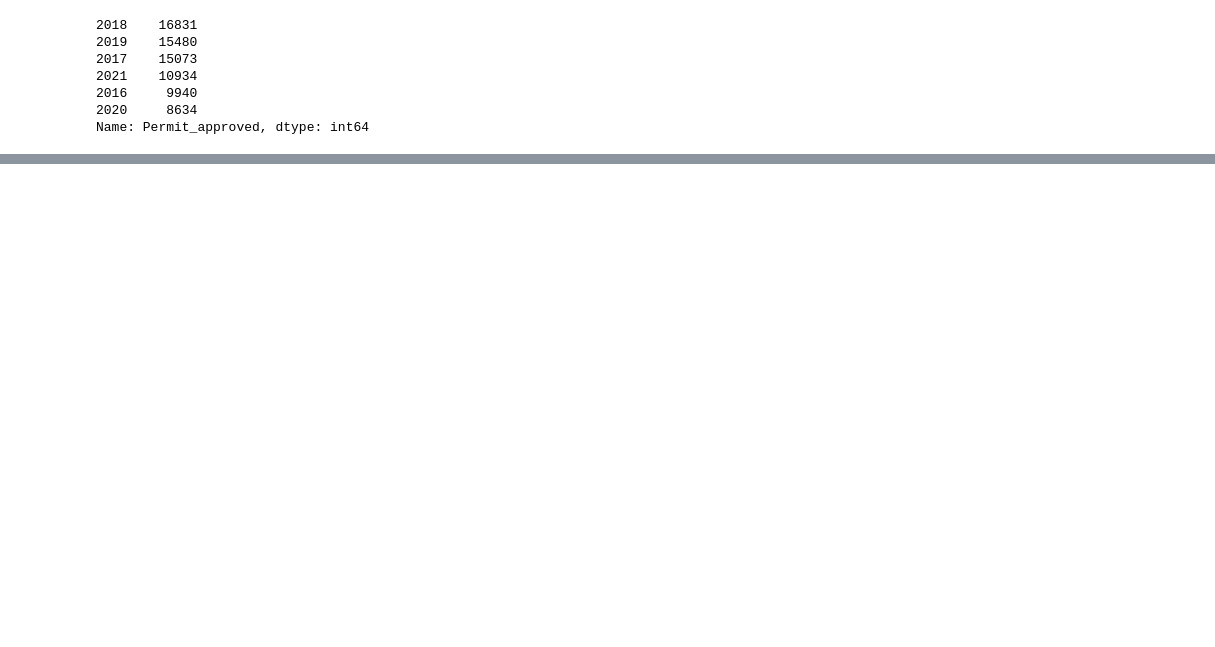
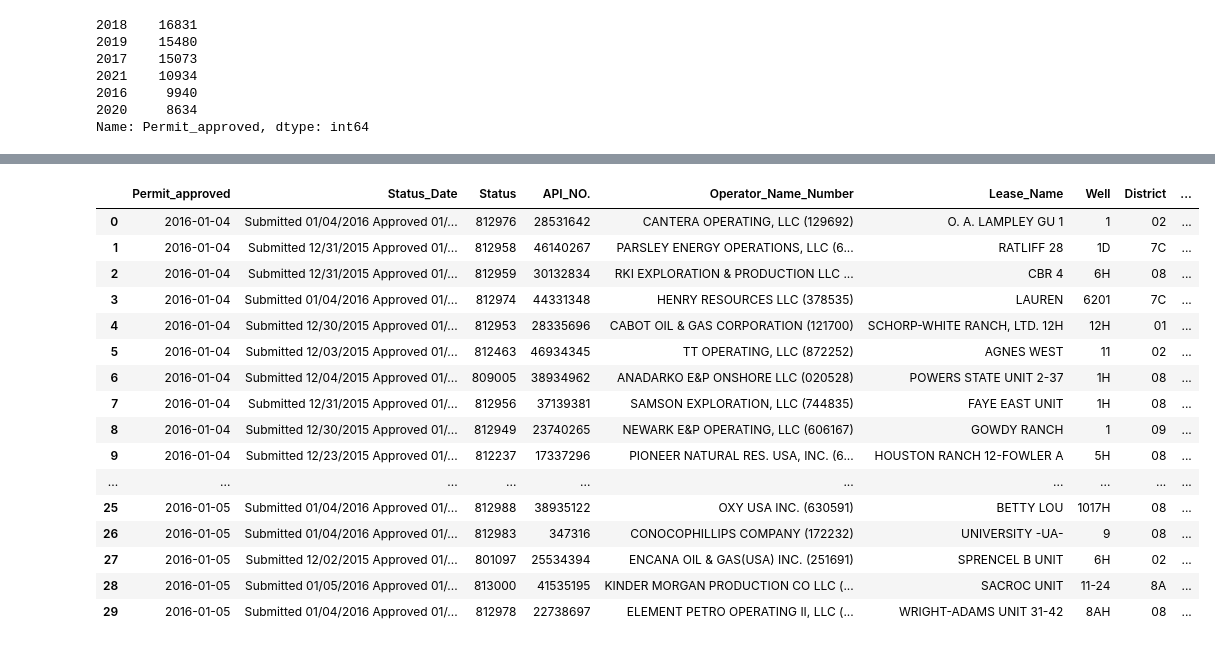
Before and after one commit to brianclements03/Individual_Project, a Jupyter notebook: WRANGLE.ipynb, the cells around one changed output, grey strips where cells are left out. Saved outputs shown, nothing was run; the diff lists cells and outputs as text; code cells hidden in the pictures; blank space fills up the shorter version.

```diff
--- a/WRANGLE.ipynb
+++ b/WRANGLE.ipynb
@@ -107,5 +107,5 @@ memory usage: 10.0+ MB
 # %%
 permits.to_csv('permits.csv')
 # %%
-test = pd.read_csv('permits.csv')
-test.head()
+temp = pd.read_csv('permits.csv')
+temp.head()
@@ -122,0 +148,21 @@ test.head()
+# %%
+temp['Depth_bin']=pd.qcut(temp.Total_Depth,3,labels=['Shallow','Mid_depth','Deep'])
+temp.head(30)
+# %% [output]
+|  | Permit_approved | Status_Date | Status | API_NO. | Operator_Name_Number | Lease_Name | Well | District | ... |
+| 0 | 2016-01-04 | Submitted 01/04/2016 Approved 01/... | 812976 | 28531642 | CANTERA OPERATING, LLC (129692) | O. A. LAMPLEY GU 1 | 1 | 02 | ... |
+| 1 | 2016-01-04 | Submitted 12/31/2015 Approved 01/... | 812958 | 46140267 | PARSLEY ENERGY OPERATIONS, LLC (6... | RATLIFF 28 | 1D | 7C | ... |
+| 2 | 2016-01-04 | Submitted 12/31/2015 Approved 01/... | 812959 | 30132834 | RKI EXPLORATION & PRODUCTION LLC ... | CBR 4 | 6H | 08 | ... |
+| 3 | 2016-01-04 | Submitted 01/04/2016 Approved 01/... | 812974 | 44331348 | HENRY RESOURCES LLC (378535) | LAUREN | 6201 | 7C | ... |
+| 4 | 2016-01-04 | Submitted 12/30/2015 Approved 01/... | 812953 | 28335696 | CABOT OIL & GAS CORPORATION (121700) | SCHORP-WHITE RANCH, LTD. 12H | 12H | 01 | ... |
+| 5 | 2016-01-04 | Submitted 12/03/2015 Approved 01/... | 812463 | 46934345 | TT OPERATING, LLC (872252) | AGNES WEST | 11 | 02 | ... |
+| 6 | 2016-01-04 | Submitted 12/04/2015 Approved 01/... | 809005 | 38934962 | ANADARKO E&P ONSHORE LLC (020528) | POWERS STATE UNIT 2-37 | 1H | 08 | ... |
+| 7 | 2016-01-04 | Submitted 12/31/2015 Approved 01/... | 812956 | 37139381 | SAMSON EXPLORATION, LLC (744835) | FAYE EAST UNIT | 1H | 08 | ... |
+| 8 | 2016-01-04 | Submitted 12/30/2015 Approved 01/... | 812949 | 23740265 | NEWARK E&P OPERATING, LLC (606167) | GOWDY RANCH | 1 | 09 | ... |
+| 9 | 2016-01-04 | Submitted 12/23/2015 Approved 01/... | 812237 | 17337296 | PIONEER NATURAL RES. USA, INC. (6... | HOUSTON RANCH 12-FOWLER A | 5H | 08 | ... |
+| ... | ... | ... | ... | ... | ... | ... | ... | ... | ... |
+| 25 | 2016-01-05 | Submitted 01/04/2016 Approved 01/... | 812988 | 38935122 | OXY USA INC. (630591) | BETTY LOU | 1017H | 08 | ... |
+| 26 | 2016-01-05 | Submitted 01/04/2016 Approved 01/... | 812983 | 347316 | CONOCOPHILLIPS COMPANY (172232) | UNIVERSITY -UA- | 9 | 08 | ... |
+| 27 | 2016-01-05 | Submitted 12/02/2015 Approved 01/... | 801097 | 25534394 | ENCANA OIL & GAS(USA) INC. (251691) | SPRENCEL B UNIT | 6H | 02 | ... |
+| 28 | 2016-01-05 | Submitted 01/05/2016 Approved 01/... | 813000 | 41535195 | KINDER MORGAN PRODUCTION CO LLC (... | SACROC UNIT | 11-24 | 8A | ... |
+| 29 | 2016-01-05 | Submitted 01/04/2016 Approved 01/... | 812978 | 22738697 | ELEMENT PETRO OPERATING II, LLC (... | WRIGHT-ADAMS UNIT 31-42 | 8AH | 08 | ... |
```
Also changed, not shown: parts of 12 cells of this notebook, 4 other files.
